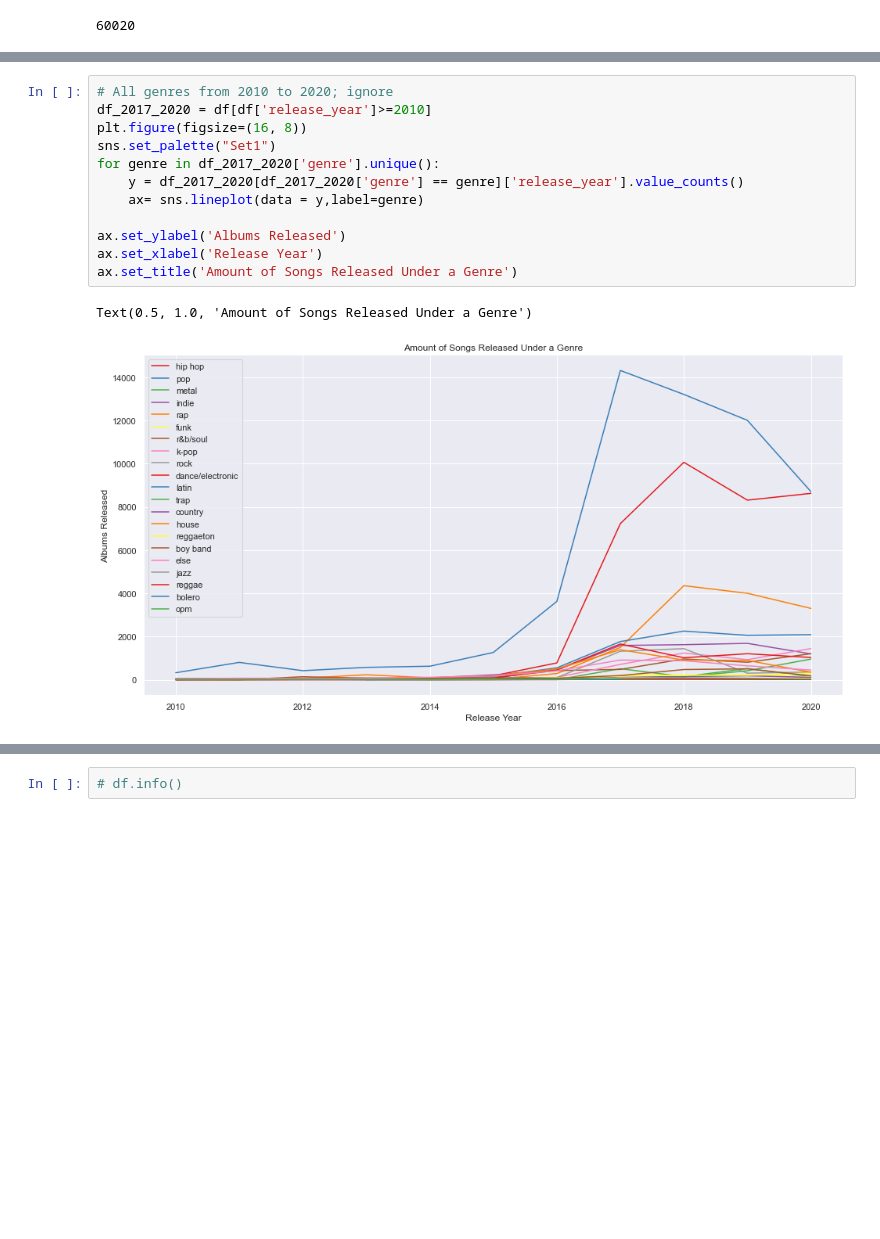
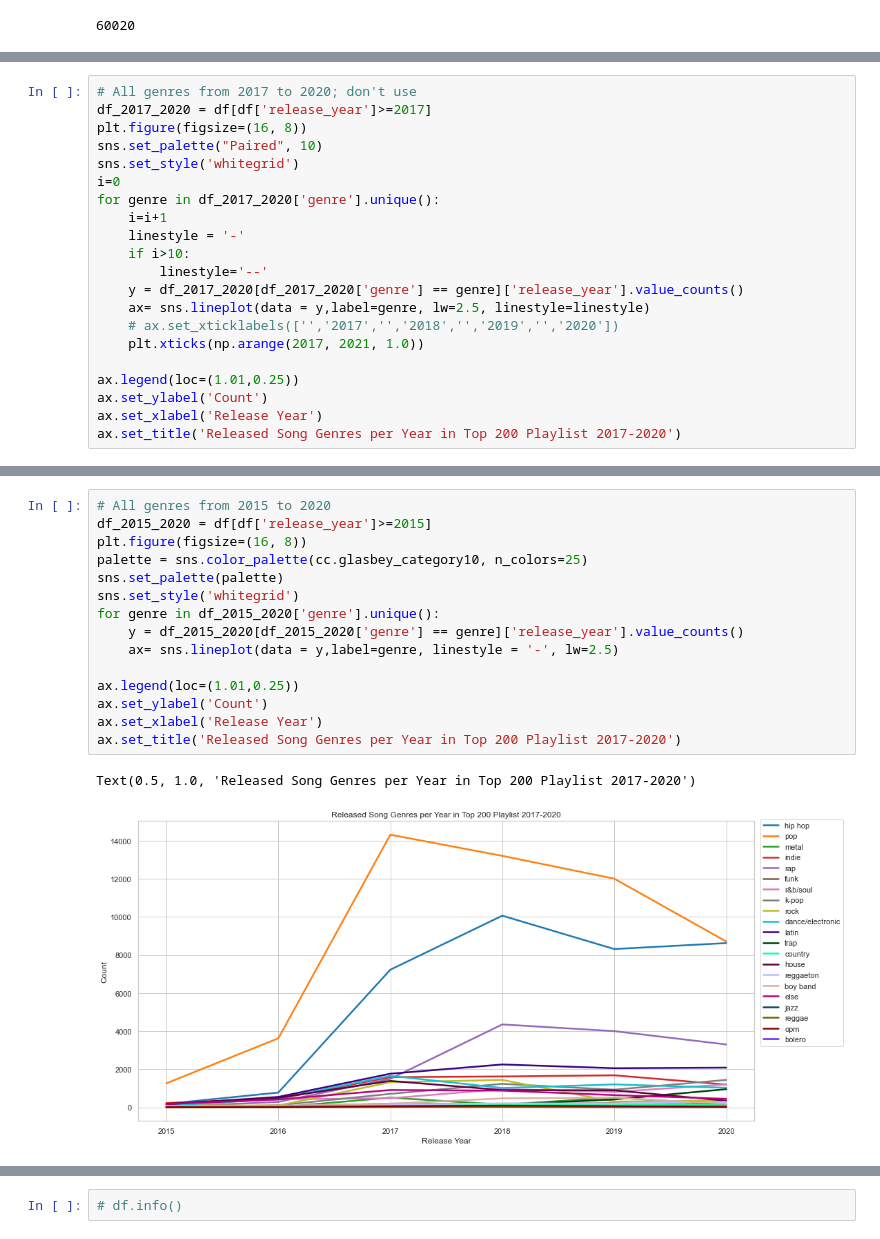
Before and after one commit to MaxiTrien/spotify-data-science-project, a Jupyter notebook: spotify-songs-eda-week1.ipynb, the cells around one changed output, grey strips where cells are left out. Saved outputs shown, nothing was run; the diff lists cells and outputs as text; blank space fills up the shorter version.

Commit message:
Adjust genre per year

```diff
--- a/spotify-songs-eda-week1.ipynb
+++ b/spotify-songs-eda-week1.ipynb
@@ -648,0 +668,21 @@ Text(0.5, 1.0, 'Amount of Songs Released Under a Genre')
+# %%
+# All genres from 2017 to 2020; don't use
+df_2017_2020 = df[df['release_year']>=2017]
+plt.figure(figsize=(16, 8))
+sns.set_palette("Paired", 10)
+sns.set_style('whitegrid')
+i=0
+for genre in df_2017_2020['genre'].unique():
+    i=i+1
+    linestyle = '-'
+    if i>10:
+        linestyle='--'
+    y = df_2017_2020[df_2017_2020['genre'] == genre]['release_year'].value_counts()
+    ax= sns.lineplot(data = y,label=genre, lw=2.5, linestyle=linestyle)
+    # ax.set_xticklabels(['','2017','','2018','','2019','','2020'])
+    plt.xticks(np.arange(2017, 2021, 1.0))
+
+ax.legend(loc=(1.01,0.25))
+ax.set_ylabel('Count')
+ax.set_xlabel('Release Year')
+ax.set_title('Released Song Genres per Year in Top 200 Playlist 2017-2020')
@@ -649,15 +692,18 @@ Text(0.5, 1.0, 'Amount of Songs Released Under a Genre')
 # %%
-# All genres from 2010 to 2020; ignore
-df_2017_2020 = df[df['release_year']>=2010]
+# All genres from 2015 to 2020
+df_2015_2020 = df[df['release_year']>=2015]
 plt.figure(figsize=(16, 8))
-sns.set_palette("Set1")
-for genre in df_2017_2020['genre'].unique():
-    y = df_2017_2020[df_2017_2020['genre'] == genre]['release_year'].value_counts()
-    ax= sns.lineplot(data = y,label=genre)
+palette = sns.color_palette(cc.glasbey_category10, n_colors=25)
+sns.set_palette(palette)
+sns.set_style('whitegrid')
+for genre in df_2015_2020['genre'].unique():
+    y = df_2015_2020[df_2015_2020['genre'] == genre]['release_year'].value_counts()
+    ax= sns.lineplot(data = y,label=genre, linestyle = '-', lw=2.5)
 
-ax.set_ylabel('Albums Released')
+ax.legend(loc=(1.01,0.25))
+ax.set_ylabel('Count')
 ax.set_xlabel('Release Year')
-ax.set_title('Amount of Songs Released Under a Genre')
+ax.set_title('Released Song Genres per Year in Top 200 Playlist 2017-2020')
 # %% [output]
-Text(0.5, 1.0, 'Amount of Songs Released Under a Genre')
+Text(0.5, 1.0, 'Released Song Genres per Year in Top 200 Playlist 2017-2020')
-[figure, old version]
+[figure, new version]
```
Also changed, not shown: parts of 24 cells of this notebook, 2 other files.
